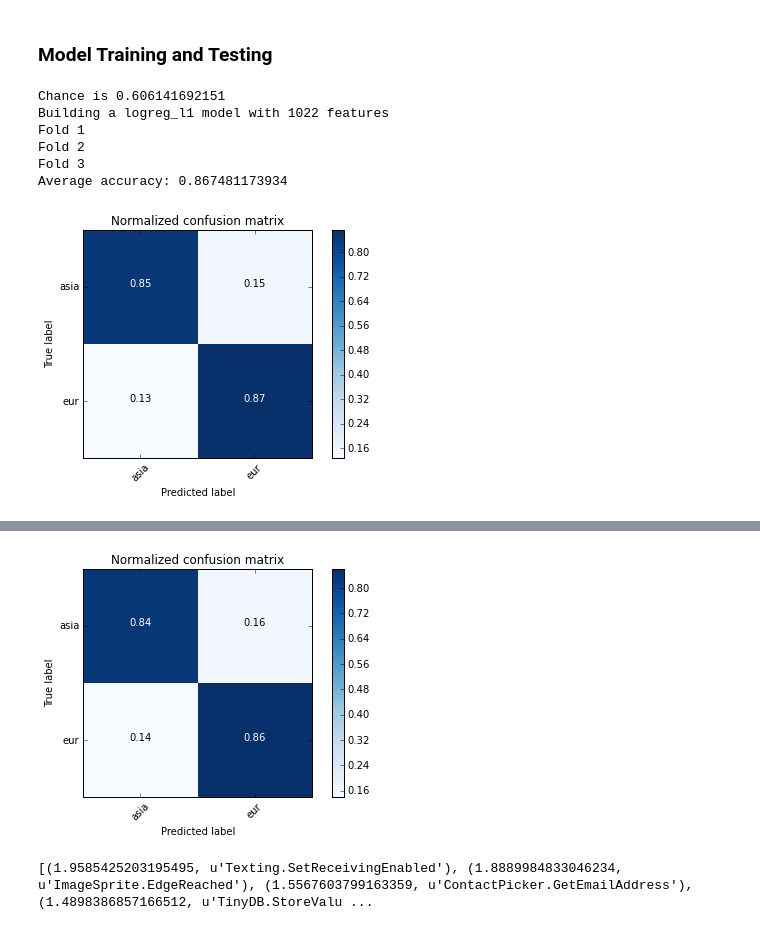
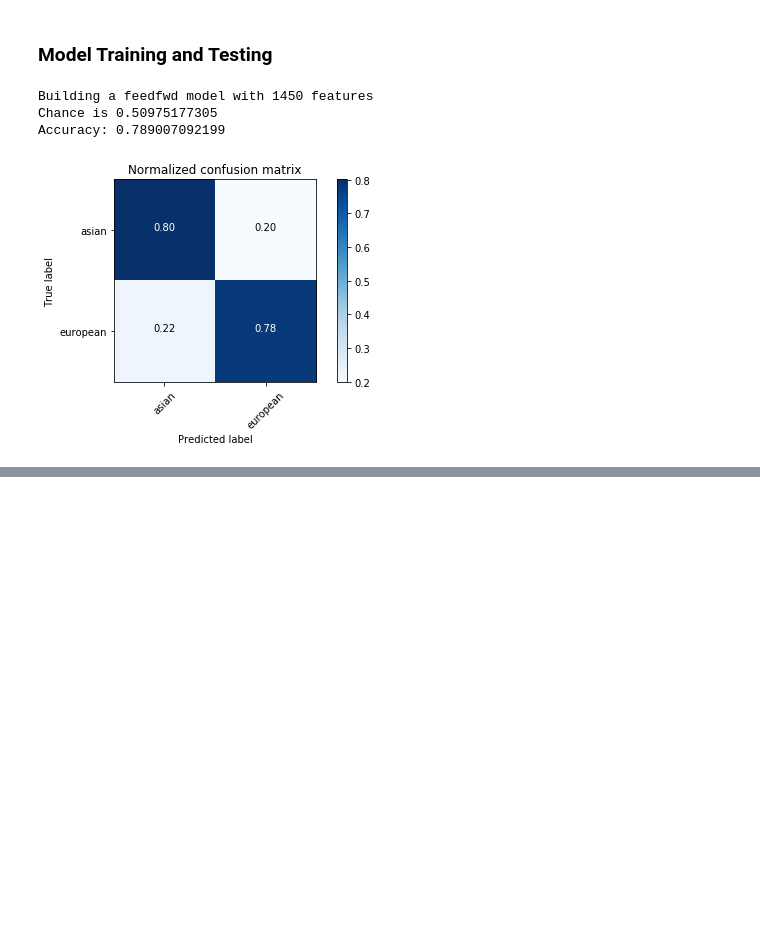
Before and after one commit to sravanareddy/appinventor, a Jupyter notebook: CodeLangClassify.ipynb, the cells around one changed output, grey strips where cells are left out. Drawn from its saved outputs; the diff is of its cells as text; code cells hidden in the pictures; blank space fills up the shorter version.

```diff
--- a/CodeLangClassify.ipynb
+++ b/CodeLangClassify.ipynb
@@ -98,10 +105,10 @@ Finally, discard any users with fewer than 5 projects after the above filtering
 # %%
-blockcounts = {user: blockcounts[user] for user in blockcounts if len(blockcounts[user])>=10}
-othercounts = {user: othercounts[user] for user in othercounts if len(othercounts[user])>=10}
-print_datastats(blockcounts)
+blockcounts_final = {user: blockcounts[user] for user in blockcounts if len(blockcounts[user])>=5}
+othercounts_final = {user: othercounts[user] for user in othercounts if user in blockcounts_final}
+print_datastats(blockcounts_final)
 
 filtered_lang_users = {}
 for lang in lang_users:
-    filtered_lang_users[lang] = lang_users[lang].intersection(blockcounts)
-plot_langs(filtered_lang_users)
+    filtered_lang_users[lang] = lang_users[lang].intersection(blockcounts_final)
+plot_langs(filtered_lang_users, 'filtered_lang_dist.png')
 # %% [output]
@@ -179,0 +217,6 @@ else:
+# %%
+from sklearn.model_selection import StratifiedKFold
+trainidx, testidx = ujson.load(open('traintest.json'))
+if GROUPLANG=='binarynoen':
+    trainidx = [idx for idx in trainidx if labels[idx]!='english']
+    testidx = [idx for idx in testidx if labels[idx]!='english']
@@ -181,53 +229,53 @@ else:
 ### Model Training and Testing
 # %%
 from sklearn.neighbors import KNeighborsClassifier
-from  sklearn.metrics import f1_score
+from sklearn.metrics import f1_score
 from sklearn.linear_model import LogisticRegression
+from sklearn.ensemble import RandomForestClassifier
 from sklearn.metrics import confusion_matrix
 import matplotlib.pyplot as plt
-%matplotlib inline
+from sklearn.neural_network import MLPClassifier
 import plotcnf
 reload(plotcnf)
 from sklearn.decomposition import PCA
 
-print 'Chance is', max(numpy.bincount(y))/float(len(y))
-
-classifiers = [('logreg_l1', LogisticRegression(penalty = 'l1', class_weight='balanced')),
-              ('logreg_l2', LogisticRegression(penalty = 'l2', class_weight='balanced'))]
+classifiers = [
+            #('logreg_l1', LogisticRegression(penalty = 'l1', class_weight='balanced')),
+              #('logreg_l2', LogisticRegression(penalty = 'l2', class_weight='balanced')),
+             # ('random_forest', RandomForestClassifier(criterion='entropy'), max_depth=2),
+             # ('knn', KNeighborsClassifier(n_neighbors=10)),
+            ('feedfwd', MLPClassifier(hidden_layer_sizes=(100,), solver='adam'))
+            ]
 
 for modelname, model in classifiers:
     for featname, X in [('code', Xcode)]:
+
         print  'Building a', modelname, 'model with', X.shape[1], 'features'
 
-        cvaccs = numpy.zeros(len(foldindices))
-        #cvf1 = numpy.zeros(len(foldindices))
-        for i, (trainidx, testidx) in enumerate(foldindices):
+        ytrain = y[trainidx]
+        ytest = y[testidx]
 
-            print 'Fold', i+1
+        print 'Chance is', max(numpy.bincount(ytest))/float(len(ytest))
 
-            ytrain = y[trainidx]
-            ytest = y[testidx]
+        Xtrain = X[trainidx, :]
+        Xtest = X[testidx, :]
 
-            Xtrain = X[trainidx, :]
-            Xtest = X[testidx, :]
-
-            model.fit(Xtrain, ytrain)
-            cvaccs[i] = model.score(Xtest, ytest)
-
-            predictions = model.predict(Xtest)
-
-        print 'Average accuracy:', numpy.mean(cvaccs)
+        model.fit(Xtrain, ytrain)
+        print 'Accuracy:', model.score(Xtest, ytest)
+        #coefs = coefs/len(foldindices)
+        #if modelname == 'logreg_l1':
+        #    importances = sorted(filter(lambda x:x[0]!=0, zip(coefs, codevec.feature_names_)), reverse=True)
+        #    print importances
+        if modelname=='random_forest':
+            importances = sorted(zip(model.feature_importances_, codevec.feature_names_), reverse=True)
+            print importances[:10]
         #analyze last fold only
+        predictions = model.predict(Xtest)
         cnf_matrix = confusion_matrix(ytest, predictions)
         plotcnf.plot_confusion_matrix(cnf_matrix, le.classes_, normed=True)
         plt.show()
-        #importances = sorted(filter(lambda x:x[0]!=0, zip(model.coef_[0], codevec.feature_names_)), reverse=True)
-        #print importances
 # %% [output]
-Chance is 0.606141692151
-Building a logreg_l1 model with 1022 features
-Fold 1
-Fold 2
-Fold 3
-Average accuracy: 0.867481173934
+Building a feedfwd model with 1450 features
+Chance is 0.50975177305
+Accuracy: 0.789007092199
-[figure, old version]
+[figure, new version]
@@ -240,2 +281,0 @@ Average accuracy: 0.860345304848
-[figure, removed]
-[(1.9585425203195495, u'Texting.SetReceivingEnabled'), (1.8889984833046234, u'ImageSprite.EdgeReached'), (1.5567603799163359, u'ContactPicker.GetEmailAddress'), (1.4898386857166512, u'TinyDB.StoreValu ...
```
Also changed, not shown: parts of 23 cells of this notebook, 1 other file.
